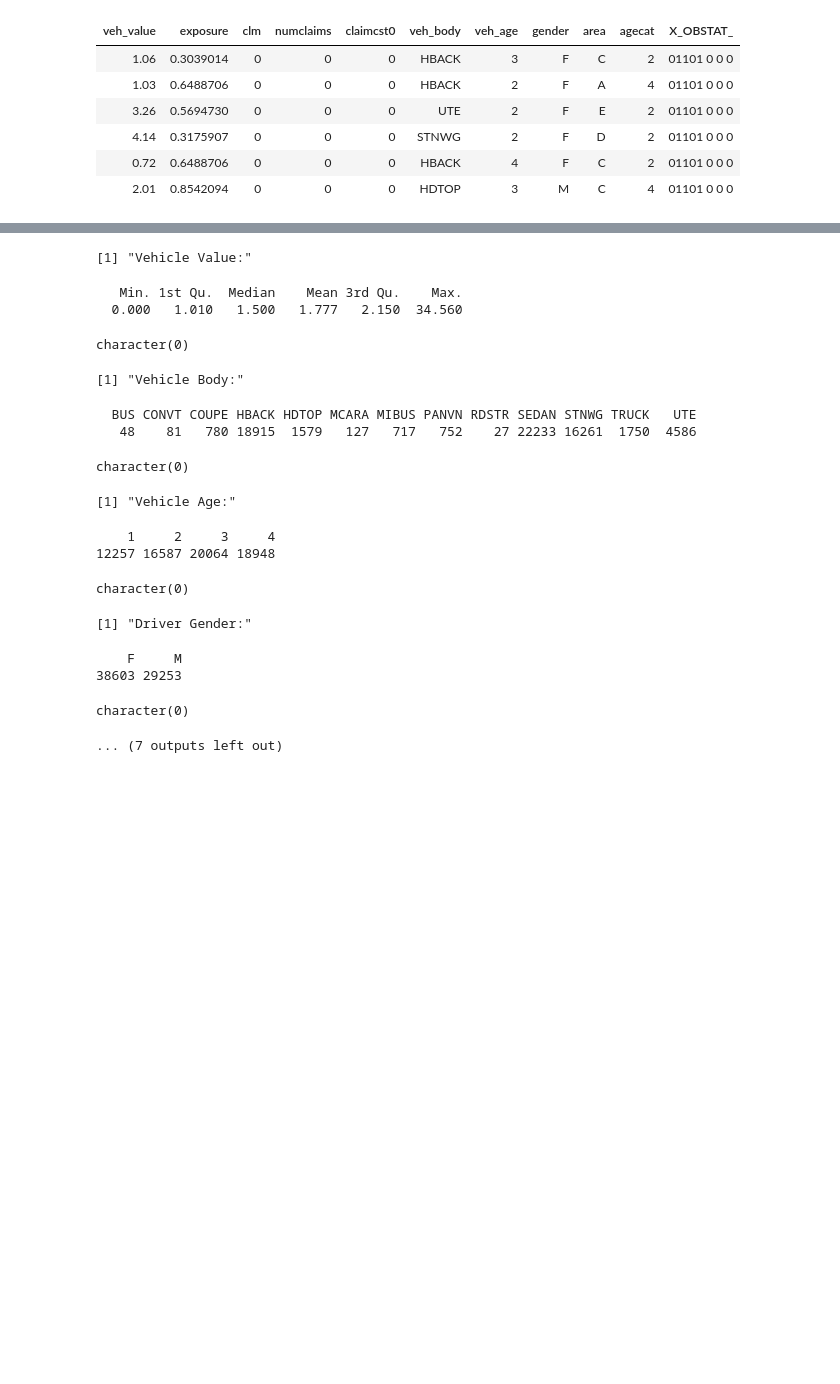
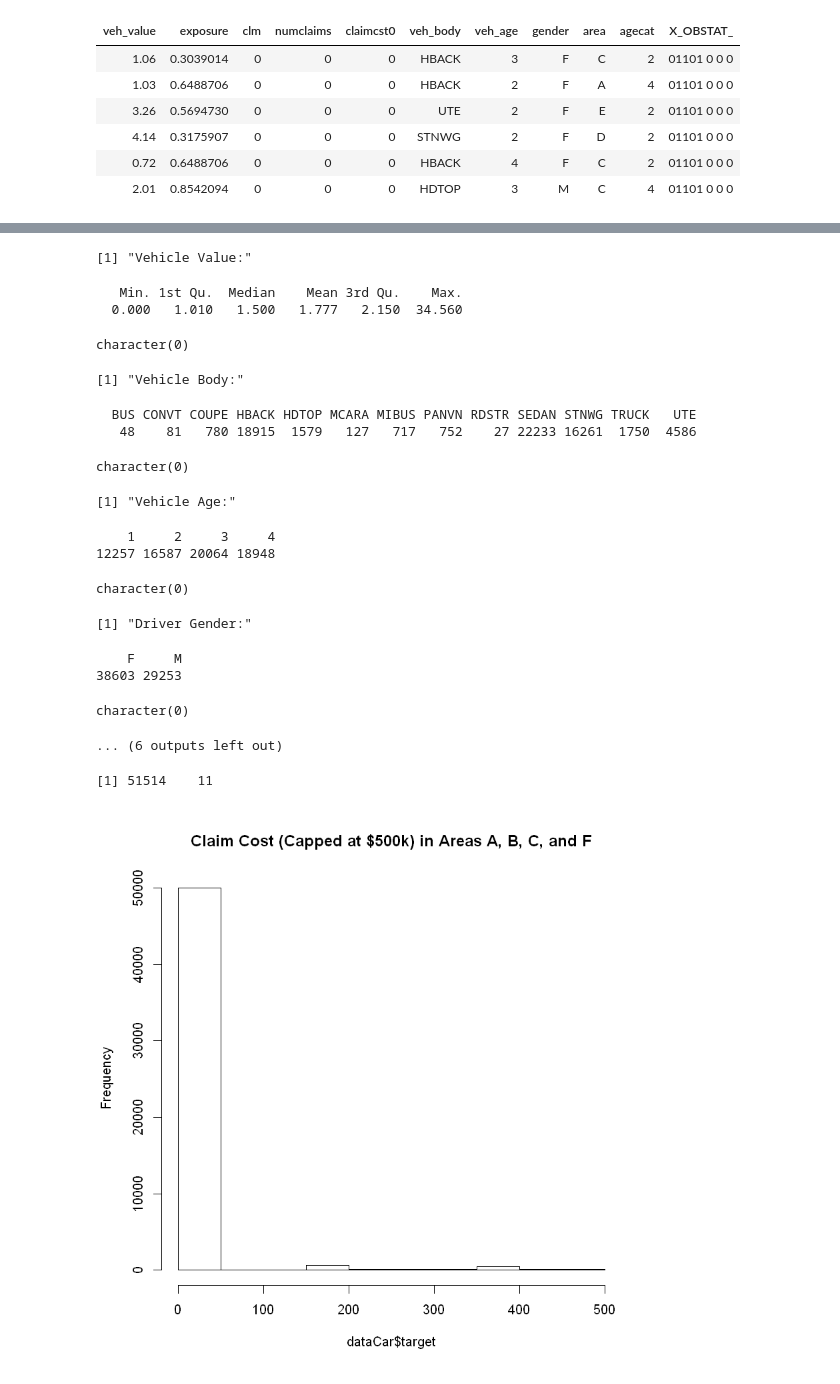
Before and after one commit to juliansteam/Insurance_Modeling, a Jupyter notebook: part03.ipynb, the cells around one changed output, grey strips where cells are left out. Cells and saved outputs as stored; diff of their text form; code cells hidden in the pictures; blank space fills up the shorter version.

```diff
--- a/part03.ipynb
+++ b/part03.ipynb
@@ -59,8 +59,6 @@ paste()
 paste('Area:')
 table(dataCar$area)
 paste()
-# View distribution of target variable
-hist(dataCar$claimcst0, main='Claim Cost')
 # %% [output]
 [1] "Vehicle Value:"
    Min. 1st Qu.  Median    Mean 3rd Qu.    Max.
@@ -78,4 +76,16 @@ character(0)
     F     M
 38603 29253
 character(0)
-... (7 outputs left out)
+... (6 outputs left out)
+# %%
+# Subset data to include claims under $500K and areas A, B, C, and F
+dataCar <- subset(dataCar, claimcst0 < 500)
+dataCar <- subset(dataCar, area %in% c("A", "B", "C", "F"))
+dim(dataCar)
+
+# View distribution of target variable
+dataCar$target <- as.integer(dataCar$claimcst0)
+hist(dataCar$target, main='Claim Cost (Capped at $500k) in Areas A, B, C, and F')
+# %% [output]
+[1] 51514    11
+[figure, added]
```
Also changed, not shown: parts of 9 cells of this notebook.
